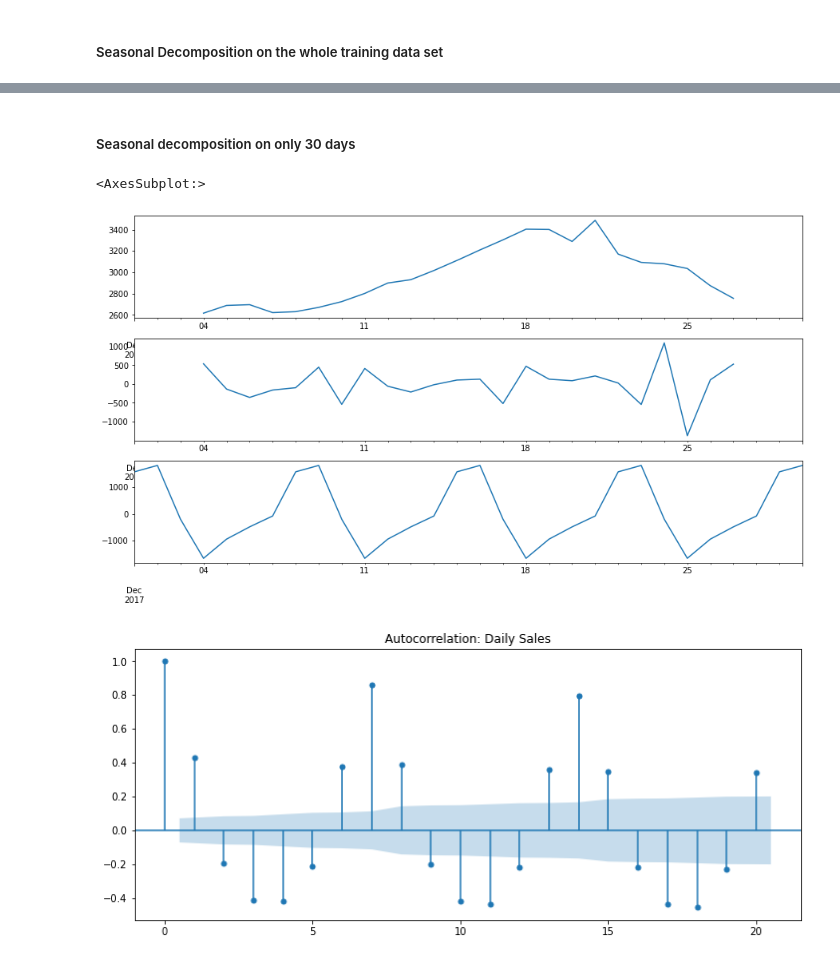
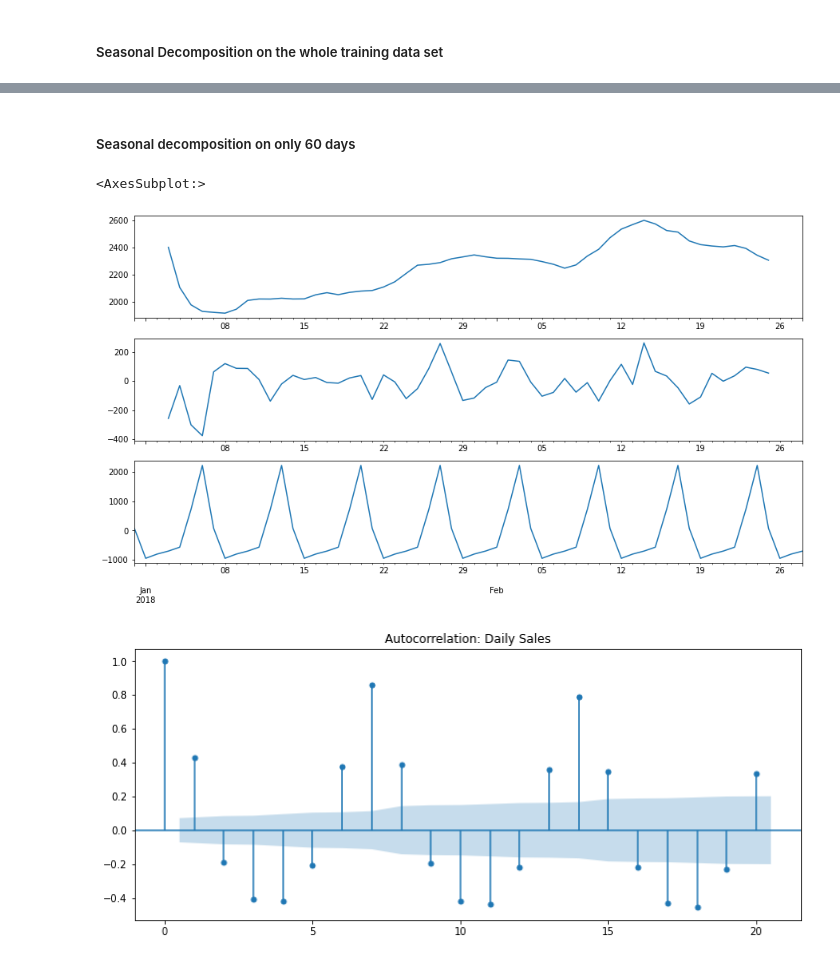
Before and after one commit to AlexNedyalkov/Time-Series-Forecasting-Restaurant, a Jupyter notebook: Arima Forecasting Restaurant Data.ipynb, the cells around one changed output, grey strips where cells are left out. Drawn from its saved outputs; the diff is of its cells as text; code cells hidden in the pictures.

```diff
--- a/Arima Forecasting Restaurant Data.ipynb
+++ b/Arima Forecasting Restaurant Data.ipynb
@@ -51,14 +63,14 @@ decomposed_data.seasonal.plot(ax=ax3)
 # %% [markdown]
-##### Seasonal decomposition on only 30 days
+##### Seasonal decomposition on only 60 days
 # %%
-decomposed_data = seasonal_decompose(restaurant_data[:30])
+decomposed_data = seasonal_decompose(restaurant_data.Sales[30:90])
 fig, (ax1,ax2,ax3) = plt.subplots(3,1, figsize=(15,8))
 decomposed_data.trend.plot(ax=ax1)
 decomposed_data.resid.plot(ax=ax2)
 decomposed_data.seasonal.plot(ax=ax3)
 # %% [output]
 <AxesSubplot:>
-[figure, old version]
+[figure, new version]
 # %%
 # Now let's plot the autocorrelation at different lags
 title = 'Autocorrelation: Daily Sales'
```
Also changed, not shown: parts of 27 cells of this notebook.
